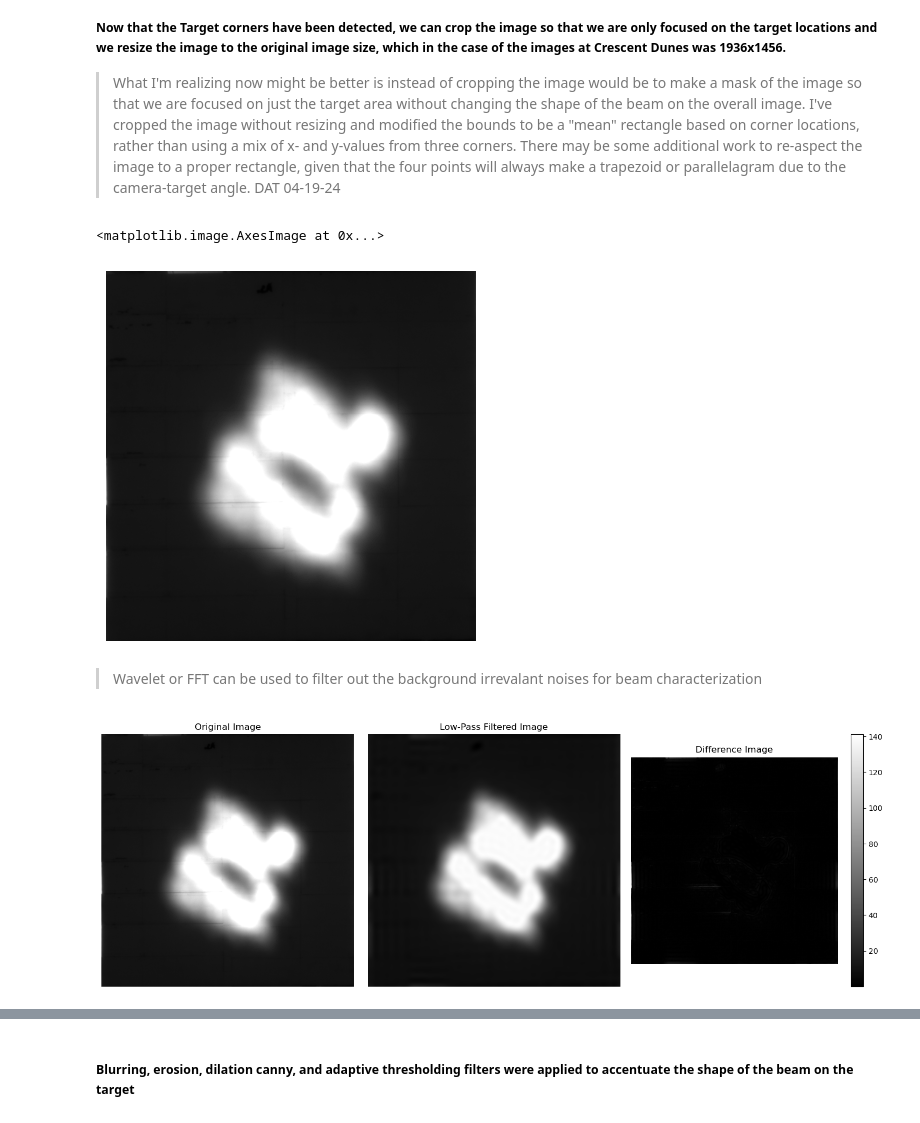
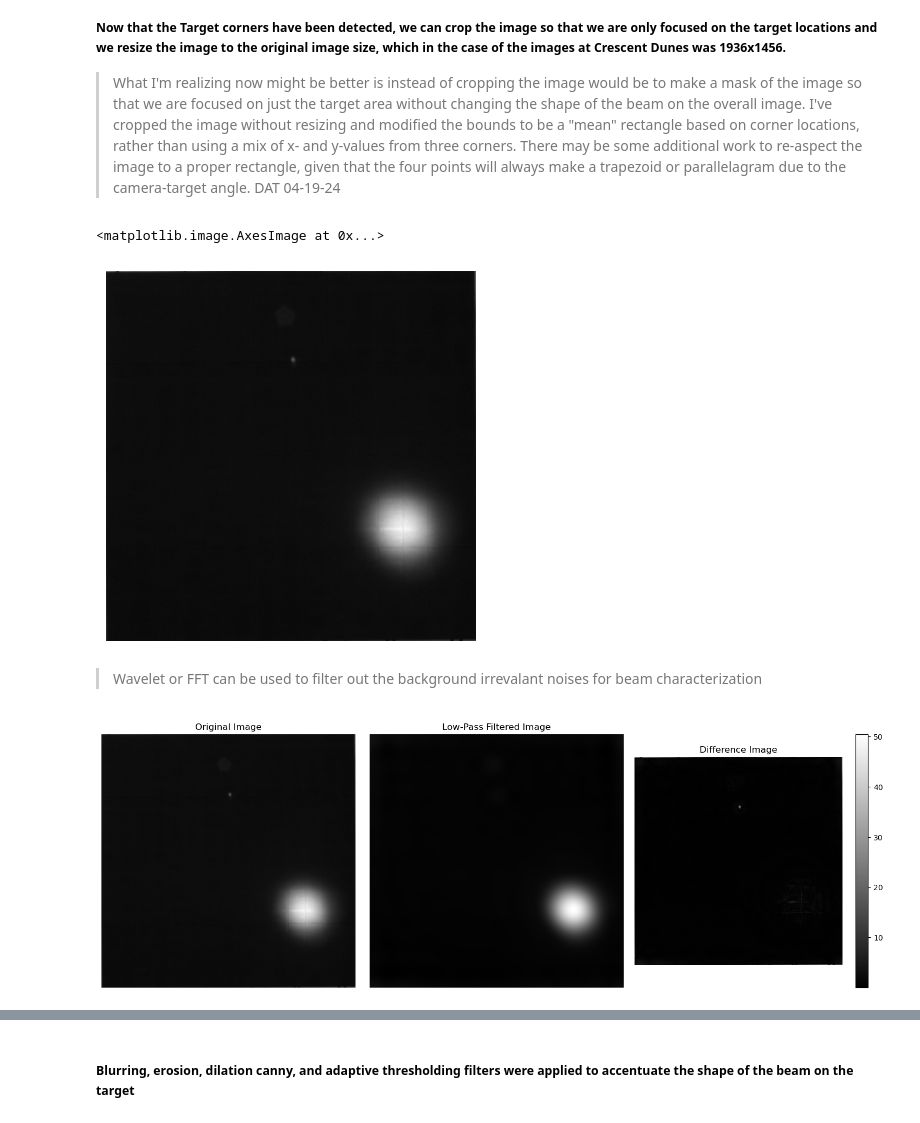
Before and after one commit to NREL/NREL-Beam-Characterization, a Jupyter notebook: NREL-BCS.ipynb, the cells around one changed output, grey strips where cells are left out. Cells and saved outputs as stored; diff of their text form; code cells hidden in the pictures.

```diff
--- a/NREL-BCS.ipynb
+++ b/NREL-BCS.ipynb
@@ -41,7 +43,7 @@ imageFiles = sorted(glob.glob("Y:/5700/SolarElectric/PROJECTS/38488_HelioCon_Zhu
 #imageFiles = sorted(glob.glob("Y:/5700/SolarElectric/PROJECTS/38488_HelioCon_Zhu/BeamCharacterizationSystems/OTF.07.21.22/otf75/*.jpg"),key=len)
 #imageFiles = sorted(glob.glob("Y:/5700/SolarElectric/PROJECTS/38488_HelioCon_Zhu/BeamCharacterizationSystems/OTF.07.21.22/otf79/*.jpg"),key=len)
 #imageFiles = sorted(glob.glob("Y:/5700/SolarElectric/PROJECTS/38488_HelioCon_Zhu/BeamCharacterizationSystems/OTF.07.08.22/*.jpg"),key=len)
-# imageFiles = sorted(glob.glob(r"C:\Users\qzheng\OneDrive - NREL\BCS Comparison\CENER\data\raw_input\raw_input\CAT\03_22_2023\images\*.tif"),key=len)
+imageFiles = sorted(glob.glob(r"C:\Users\qzheng\OneDrive - NREL\BCS Comparison\CENER\data\raw_input\raw_input\CAT\03_22_2023\images\*.tif"),key=len)
 # imageFiles = sorted(glob.glob(r"C:\Users\qzheng\OneDrive - NREL\BCS Comparison\CENER\data\raw_input\raw_input\CAT\04_03_2021\images\Images_2\*.tif"),key=len)
 for i in tqdm(range(len(imageFiles))):
   print(i, ",", imageFiles[i])
@@ -373,7 +361,7 @@ plt.axis("off")
 plt.imshow(croppedIm, cmap = plt.cm.gray)
 # %% [output]
 <matplotlib.image.AxesImage at 0x...>
-[figure, old version]
+[figure, new version]
 # %% [markdown]
 > Wavelet or FFT can be used to filter out the background irrevalant noises for beam characterization
 # %%
@@ -411,32 +399,32 @@ def low_pass_filter(image, keep_ratio):
     img_back = np.abs(img_back)
 
     return img_back
 
-low_pass_fft_img = low_pass_filter(croppedIm, 0.05)
+low_pass_fft_img = low_pass_filter(croppedIm, 0.02)
 
 img_differences = np.abs(croppedIm - low_pass_fft_img)
 
 # side by side comparison
 plt.figure(figsize=(15, 5))
 plt.subplot(1, 3, 1)
 plt.imshow(croppedIm, cmap='gray')
 plt.title('Original Image')
 plt.axis('off')
 
 plt.subplot(1, 3, 2)
 plt.imshow(low_pass_fft_img, cmap='gray')
 plt.title('Low-Pass Filtered Image')
 plt.axis('off')
 
 
 plt.subplot(1, 3, 3)
 plt.imshow(img_differences, cmap='gray')
 plt.title('Difference Image')
 plt.axis('off')
 # colorbar
 plt.colorbar()
 plt.tight_layout()
 
 plt.show()
 # %% [output]
-[figure, old version]
+[figure, new version]
```
Also changed, not shown: parts of 14 cells of this notebook.
